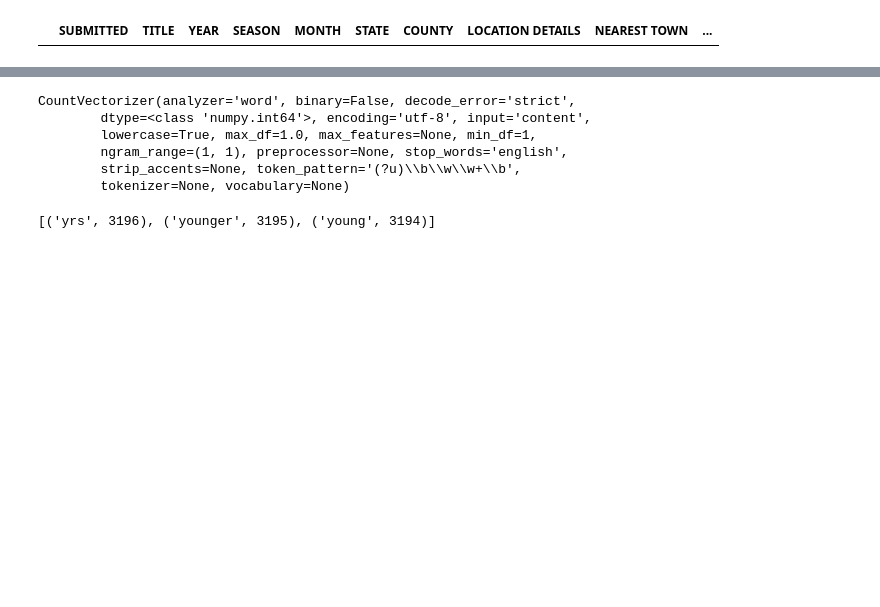
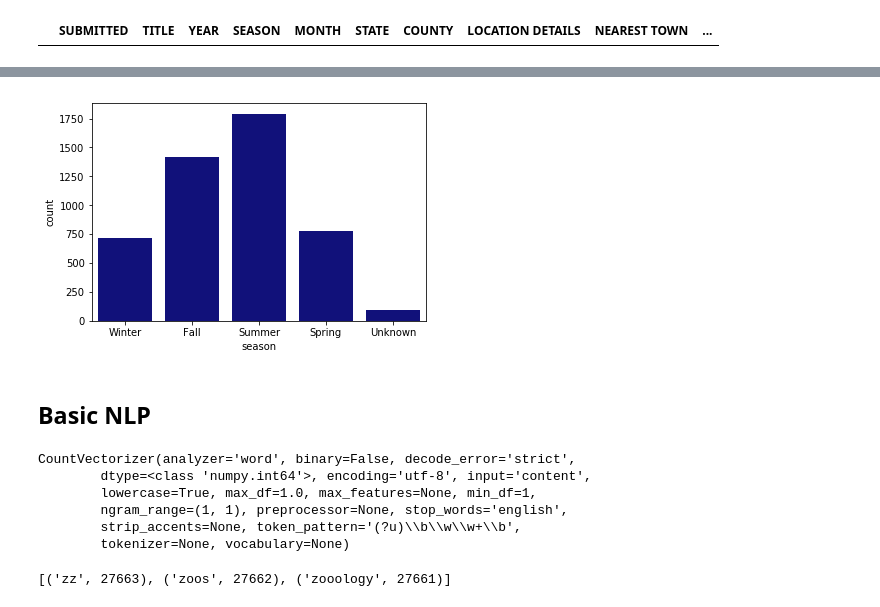
Before and after one commit to Laszarus/dsi-unsupervised-case-study-, a Jupyter notebook: bigfoot_scott.ipynb, the cells around one changed output, grey strips where cells are left out. Saved outputs shown, nothing was run; the diff lists cells and outputs as text; code cells hidden in the pictures; blank space fills up the shorter version.

```diff
--- a/bigfoot_scott.ipynb
+++ b/bigfoot_scott.ipynb
@@ -7,7 +7,7 @@ import pandas as pd
 import matplotlib.pyplot as plt
 %matplotlib inline
 # %%
-df = pd.read_json('data/bigfoot_first100records.json', lines = True)
+df = pd.read_json('data/bigfoot_data.json', lines = True)
 # %%
 df.head()
 # %% [output]
@@ -105,3 +107,9 @@ html_df.head()
+# %%
+ax = sns.countplot(x="season", data=html_df, color = 'darkblue')
+# %% [output]
+[figure, added]
+# %% [markdown]
+## Basic NLP
 # %%
 observations = html_df.observed.dropna()
 # %%
@@ -124,7 +132,7 @@ import collections
 vocab = collections.Counter(count_vect.vocabulary_)
 vocab.most_common(3) # this isn't giving the most common, it's giving the indices, but will save here for later
 # %% [output]
-[('yrs', 3196), ('younger', 3195), ('young', 3194)]
+[('zz', 27663), ('zoos', 27662), ('zooology', 27661)]
 # %%
 X_train_counts = count_vect.transform(observations)
 print("The type of X_train_counts is {0}.".format(type(X_train_counts)))
```
Also changed, not shown: parts of 29 cells of this notebook, 1 other file.
